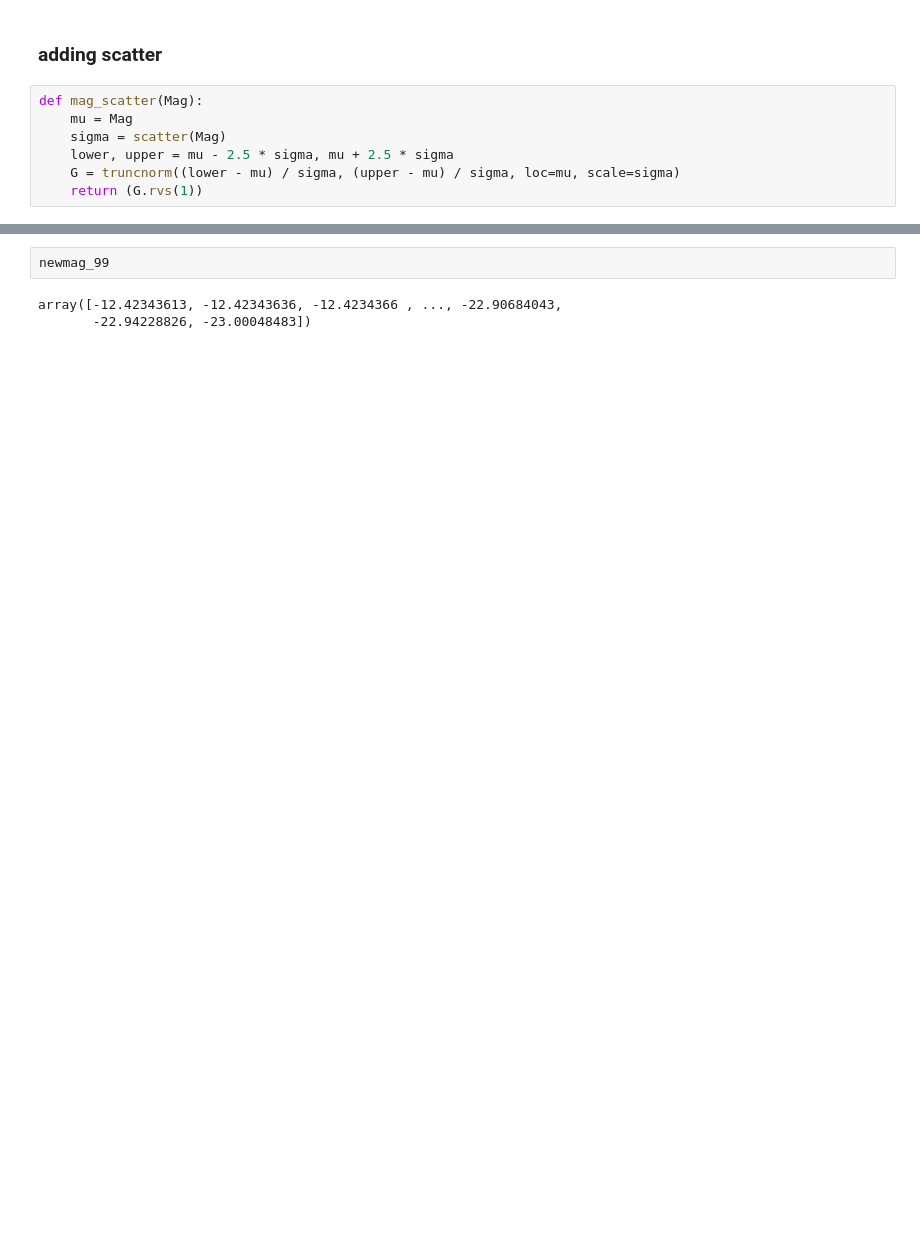
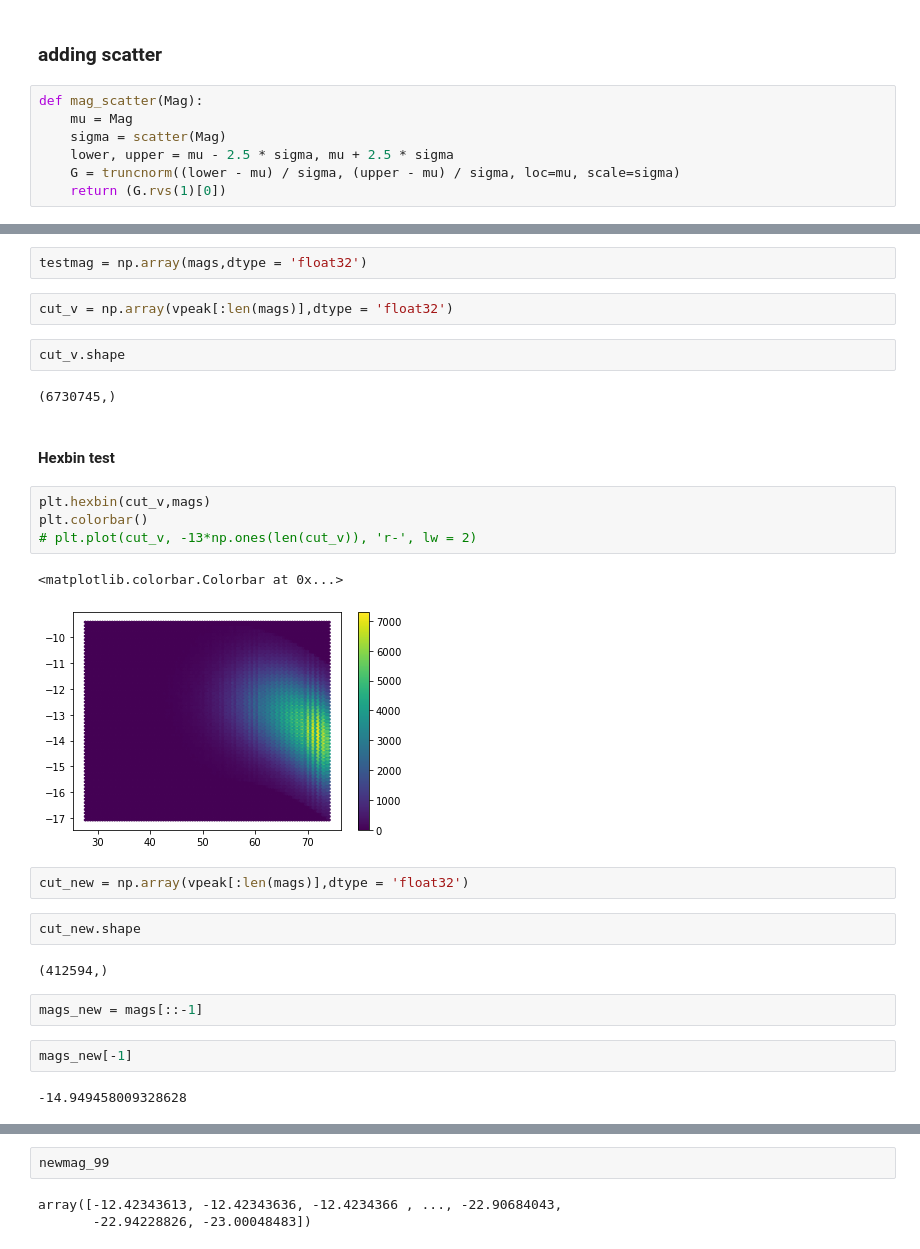
Before and after one commit to zhengyun0215/mock, a Jupyter notebook: newmag.ipynb, the cells around one changed output, grey strips where cells are left out. Cells and saved outputs as stored; diff of their text form; blank space fills up the shorter version.

```diff
--- a/newmag.ipynb
+++ b/newmag.ipynb
@@ -332,7 +327,7 @@ def mag_scatter(Mag):
     sigma = scatter(Mag)
     lower, upper = mu - 2.5 * sigma, mu + 2.5 * sigma
     G = truncnorm((lower - mu) / sigma, (upper - mu) / sigma, loc=mu, scale=sigma)
-    return (G.rvs(1))
+    return (G.rvs(1)[0])
 # %%
 mags = []
 for mag in newmag_99:
@@ -339,0 +357,29 @@ for mag in newmag_99:
+# %%
+testmag = np.array(mags,dtype = 'float32')
+# %%
+cut_v = np.array(vpeak[:len(mags)],dtype = 'float32')
+# %%
+cut_v.shape
+# %% [output]
+(6730745,)
+# %% [markdown]
+#### Hexbin test
+# %%
+plt.hexbin(cut_v,mags)
+plt.colorbar()
+# plt.plot(cut_v, -13*np.ones(len(cut_v)), 'r-', lw = 2)
+# %% [output]
+<matplotlib.colorbar.Colorbar at 0x...>
+[figure, added]
+# %%
+cut_new = np.array(vpeak[:len(mags)],dtype = 'float32')
+# %%
+cut_new.shape
+# %% [output]
+(412594,)
+# %%
+mags_new = mags[::-1]
+# %%
+mags_new[-1]
+# %% [output]
+-14.949458009328628
```
Also changed, not shown: parts of 34 cells of this notebook, 9 other files.
